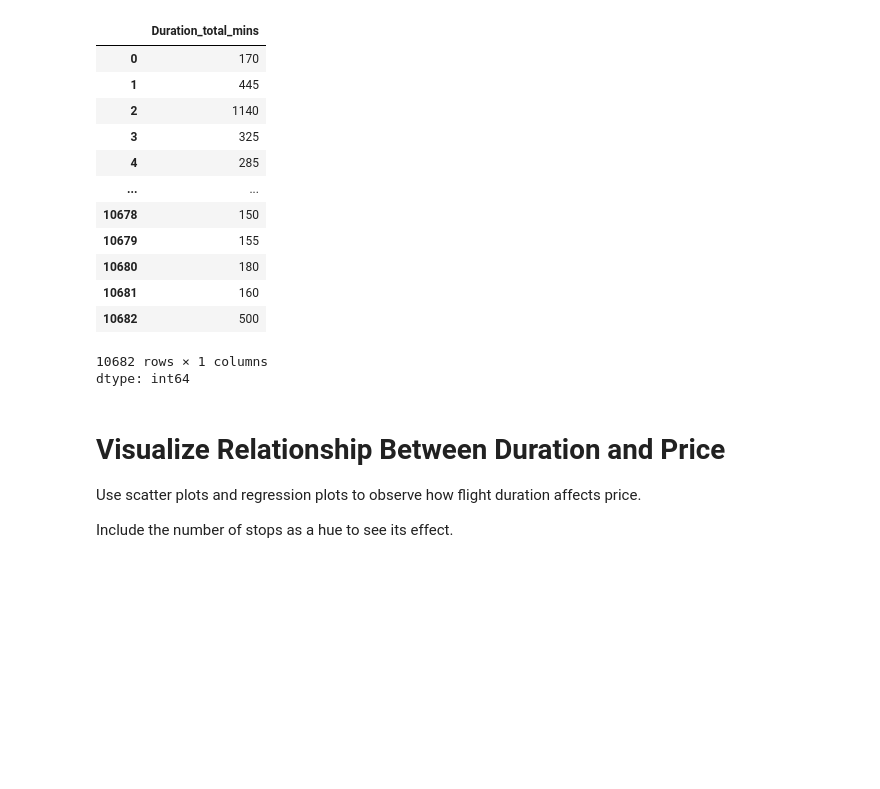
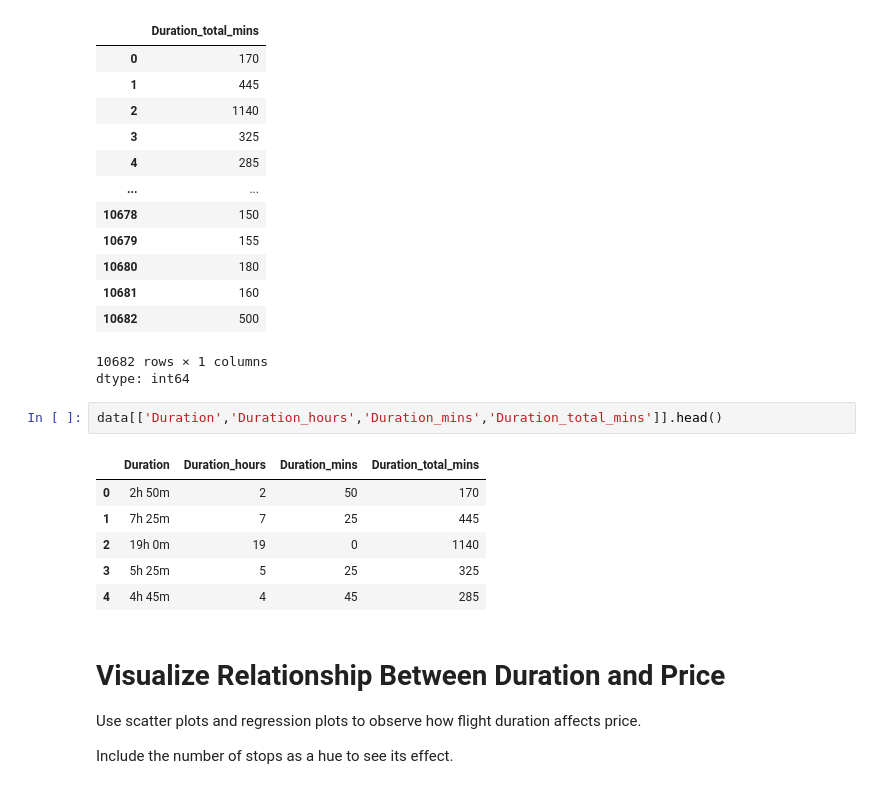
Before and after one commit to Obscurestr/Flight_Prediction, a Jupyter notebook: Flight_Prediction.ipynb, the cells around one changed output. Drawn from its saved outputs; the diff is of its cells as text; blank space fills up the shorter version.

```diff
--- a/Flight_Prediction.ipynb
+++ b/Flight_Prediction.ipynb
@@ -360,6 +369,15 @@ data["Duration_total_mins"]
 | 10682 | 500 |
 10682 rows × 1 columns
 dtype: int64
+# %%
+data[['Duration','Duration_hours','Duration_mins','Duration_total_mins']].head()
+# %% [output]
+|  | Duration | Duration_hours | Duration_mins | Duration_total_mins |
+| 0 | 2h 50m | 2 | 50 | 170 |
+| 1 | 7h 25m | 7 | 25 | 445 |
+| 2 | 19h 0m | 19 | 0 | 1140 |
+| 3 | 5h 25m | 5 | 25 | 325 |
+| 4 | 4h 45m | 4 | 45 | 285 |
 # %% [markdown]
 #  Visualize Relationship Between Duration and Price
 Use scatter plots and regression plots to observe how flight duration affects price.
```
Also changed, not shown: parts of 17 cells of this notebook.
